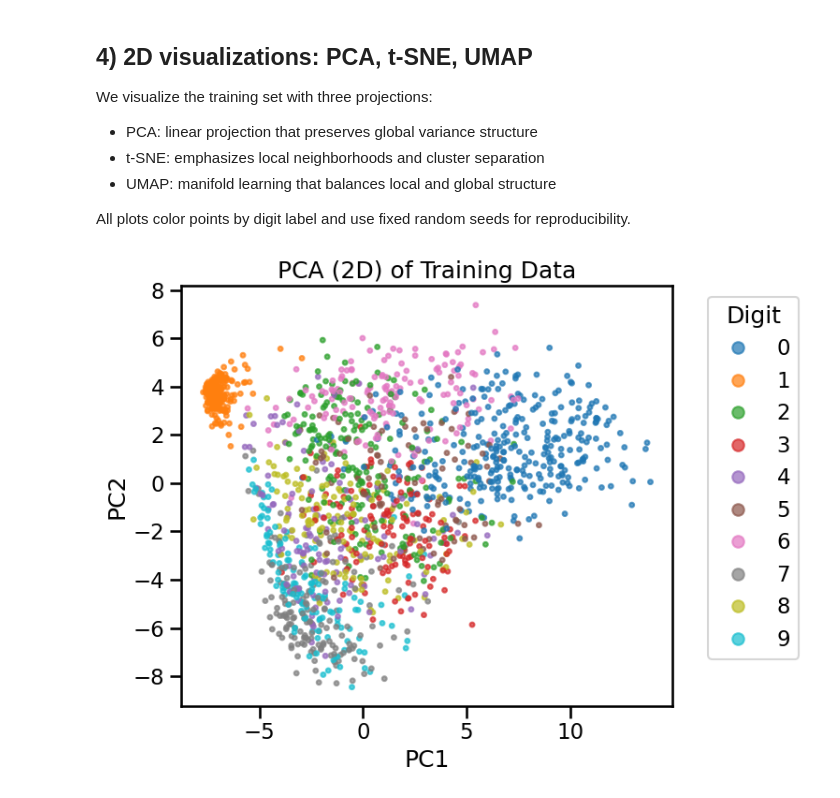
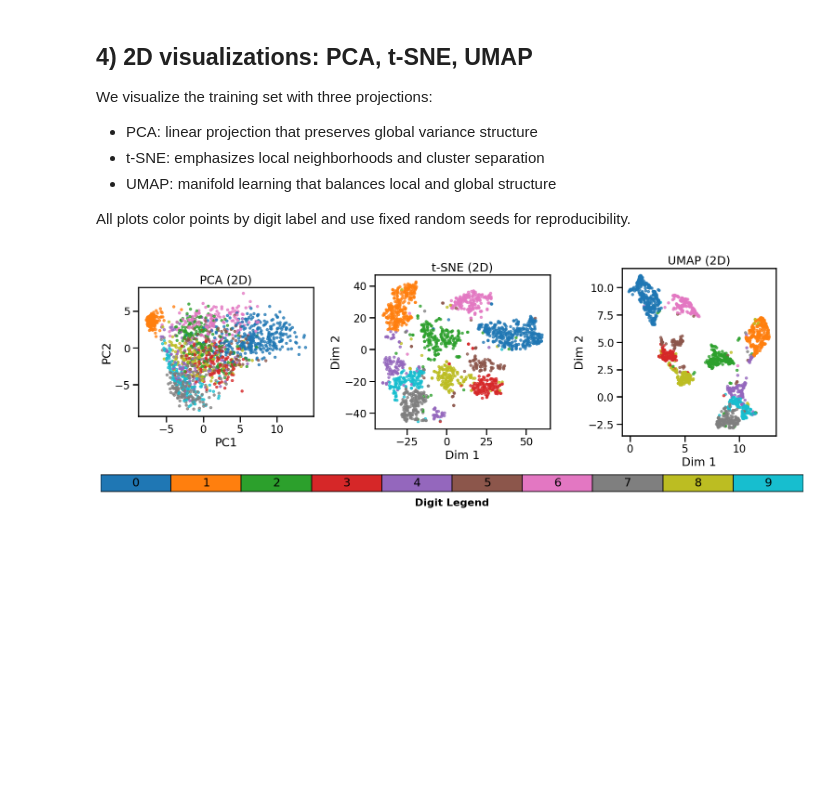
Before and after one commit to mathiisk/IDL-A0, a Jupyter notebook: A0Task1.ipynb, the cells around one changed output. Saved outputs shown, nothing was run; the diff lists cells and outputs as text; code cells hidden in the pictures; blank space fills up the shorter version.

```diff
--- a/A0Task1.ipynb
+++ b/A0Task1.ipynb
@@ -74,14 +85,3 @@ Train label counts:
 8    144
 9    132
 Name: count, dtype: int64
-# %%
-# closest centers
-
-pairs = []
-for i in range(len(centers)):
-    for j in range(i+1, len(centers)):
-        pairs.append((i, j, abs(centers[i].mean() - centers[j].mean())))
-
-pairs_sorted = sorted(pairs, key=lambda x: x[2])
-for (i, j, dist) in pairs_sorted[:]:
-    print(f"{i}, {j} distance {dist:.5f}")
@@ -188,49 +174,62 @@ We visualize the training set with three projections:
 
 All plots color points by digit label and use fixed random seeds for reproducibility.
 # %%
+# Dimensionality reduction: project high-dimensional inputs to 2D
 pca = PCA(n_components=2, random_state=123)
 train_in_pca = pca.fit_transform(train_in)
-
-plt.figure()
-sc = plt.scatter(train_in_pca[:, 0], train_in_pca[:, 1],
-                 c=train_out.values, cmap="tab10", alpha=0.7, s=12)
-handles, _ = sc.legend_elements()
-plt.legend(handles, [str(d) for d in range(10)], title="Digit",
-           bbox_to_anchor=(1.05, 1), loc="upper left", ncols=1)
-plt.title("PCA (2D) of Training Data")
-plt.xlabel("PC1")
-plt.ylabel("PC2")
-plt.tight_layout()
-plt.show()
 
 tsne = TSNE(n_components=2, random_state=123, init="pca", learning_rate="auto")
 train_in_tsne = tsne.fit_transform(train_in)
 
-plt.figure()
-sc = plt.scatter(train_in_tsne[:, 0], train_in_tsne[:, 1],
-                 c=train_out.values, cmap="tab10", alpha=0.7, s=12)
-handles, _ = sc.legend_elements()
-plt.legend(handles, [str(d) for d in range(10)], title="Digit",
-           bbox_to_anchor=(1.05, 1), loc="upper left", ncols=1)
-plt.title("t-SNE (2D) of Training Data")
-plt.xlabel("Dim 1")
-plt.ylabel("Dim 2")
-plt.tight_layout()
-plt.show()
-
 umap_reducer = umap.UMAP(n_components=2, random_state=123)
 train_in_umap = umap_reducer.fit_transform(train_in)
 
-plt.figure()
-sc = plt.scatter(train_in_umap[:, 0], train_in_umap[:, 1],
-                 c=train_out.values, cmap="tab10", alpha=0.7, s=12)
-handles, _ = sc.legend_elements()
-plt.legend(handles, [str(d) for d in range(10)], title="Digit",
-           bbox_to_anchor=(1.05, 1), loc="upper left", ncols=1)
-plt.title("UMAP (2D) of Training Data")
-plt.xlabel("Dim 1")
-plt.ylabel("Dim 2")
-plt.tight_layout()
+cmap = plt.get_cmap("tab10")
+
+# Compare PCA, t-SNE, and UMAP side-by-side
+fig, axes = plt.subplots(1, 3, figsize=(18, 6))
+
+axes[0].scatter(train_in_pca[:, 0], train_in_pca[:, 1],
+                c=train_out.values, cmap="tab10", vmin=0, vmax=9, alpha=0.7, s=12)
+axes[0].set_title("PCA (2D)")
+axes[0].set_xlabel("PC1")
+axes[0].set_ylabel("PC2")
+axes[0].set_aspect('equal')
+
+axes[1].scatter(train_in_tsne[:, 0], train_in_tsne[:, 1],
+                c=train_out.values, cmap="tab10", vmin=0, vmax=9, alpha=0.7, s=12)
+axes[1].set_title("t-SNE (2D)")
+axes[1].set_xlabel("Dim 1")
+axes[1].set_ylabel("Dim 2")
+axes[1].set_aspect('equal')
+
+axes[2].scatter(train_in_umap[:, 0], train_in_umap[:, 1],
+                c=train_out.values, cmap="tab10", vmin=0, vmax=9, alpha=0.7, s=12)
+axes[2].set_title("UMAP (2D)")
+axes[2].set_xlabel("Dim 1")
+axes[2].set_ylabel("Dim 2")
+axes[2].set_aspect('equal')
+
+for ax in axes:
+    ax.set_adjustable('box')
+
+plt.subplots_adjust(bottom=0.28, wspace=0.35)
+
+# Add legend bar with digit-to-color mapping
+bar_ax = fig.add_axes([0.08, 0.05, 0.84, 0.12])
+bar_ax.set_xlim(0, 1)
+bar_ax.set_ylim(0, 1)
+bar_ax.axis("off")
+
+w = 1/10
+y0, h = 0.25, 0.5
+for i in range(10):
+    x0 = i * w
+    bar_ax.add_patch(Rectangle((x0, y0), w, h, facecolor=cmap(i), edgecolor="black", linewidth=1.2))
+    bar_ax.text(x0 + w/2, y0 + h/2, str(i), ha="center", va="center", fontsize=18)
+
+bar_ax.text(0.5, 0.05, "Digit Legend", ha="center", va="top", fontsize=16, weight="bold", clip_on=False)
+
 plt.show()
 # %% [output]
-[figure, old version]
+[figure, new version]
```
Also changed, not shown: parts of 10 cells of this notebook.
